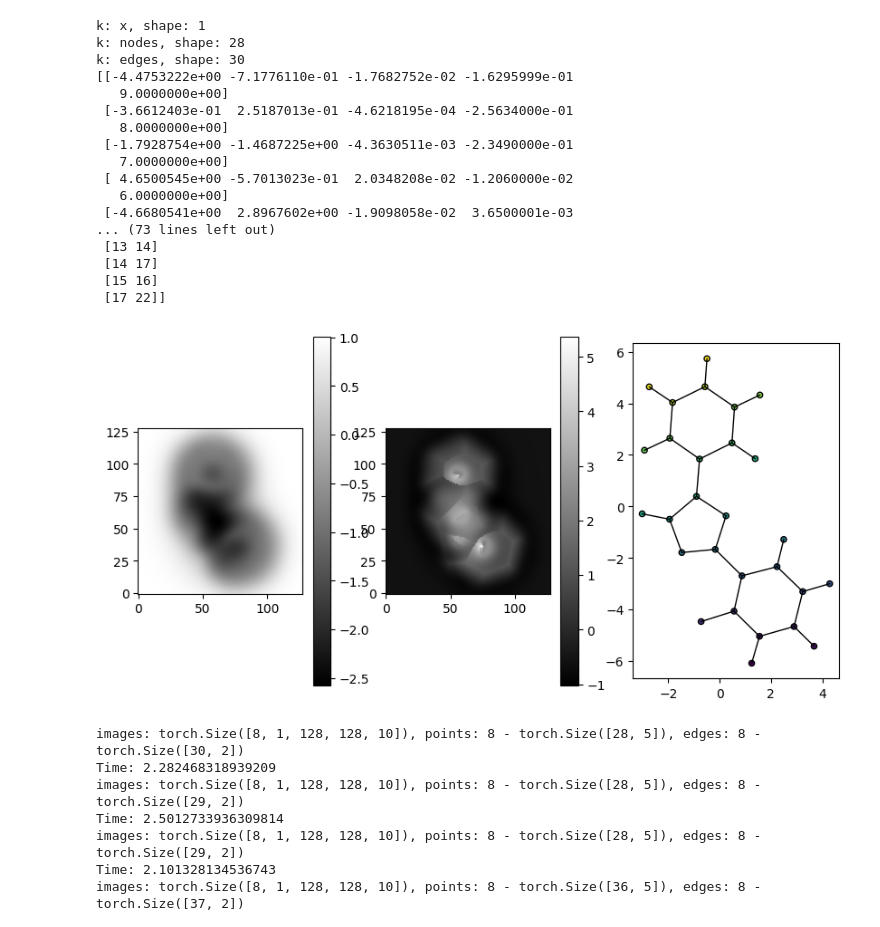
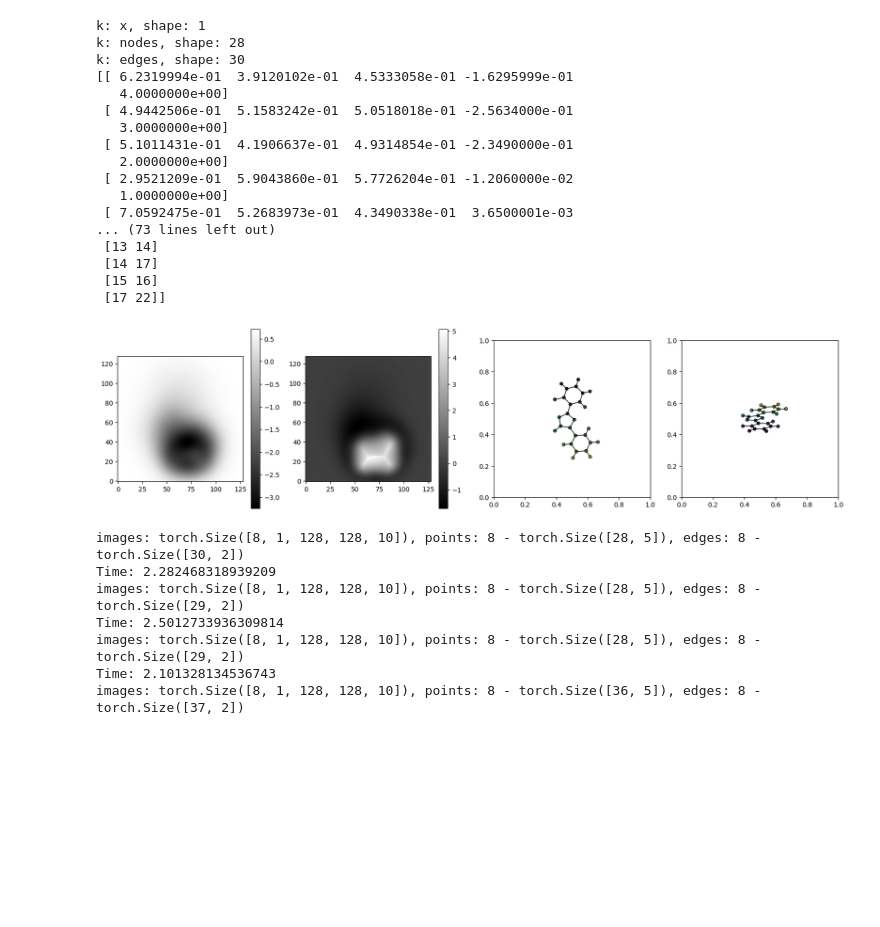
Before and after one commit to SINGROUP/relationformer-hack, a Jupyter notebook: notebooks/test_h5_dataloader.ipynb, the cells around one changed output. Saved outputs shown, nothing was run; the diff lists cells and outputs as text; code cells hidden in the pictures; blank space fills up the shorter version.

```diff
--- a/notebooks/test_h5_dataloader.ipynb
+++ b/notebooks/test_h5_dataloader.ipynb
@@ -22,7 +22,7 @@ ds_train, ds_val = data_loading.get_datasets(
     train_size=0.8,
 )
 # %%
-s = ds_train[0]
+s = ds_train[1]
 for k in s:
     print(f"k: {k}, shape: {len(s[k]) if hasattr(s[k], '__len__') else s[k].shape}")
 
@@ -32,39 +32,52 @@ print(s['edges'])
 k: x, shape: 1
 k: nodes, shape: 28
 k: edges, shape: 30
-[[-4.4753222e+00 -7.1776110e-01 -1.7682752e-02 -1.6295999e-01
-   9.0000000e+00]
- [-3.6612403e-01  2.5187013e-01 -4.6218195e-04 -2.5634000e-01
-   8.0000000e+00]
- [-1.7928754e+00 -1.4687225e+00 -4.3630511e-03 -2.3490000e-01
-   7.0000000e+00]
- [ 4.6500545e+00 -5.7013023e-01  2.0348208e-02 -1.2060000e-02
-   6.0000000e+00]
- [-4.6680541e+00  2.8967602e+00 -1.9098058e-02  3.6500001e-03
+[[ 6.2319994e-01  3.9120102e-01  4.5333058e-01 -1.6295999e-01
+   4.0000000e+00]
+ [ 4.9442506e-01  5.1583242e-01  5.0518018e-01 -2.5634000e-01
+   3.0000000e+00]
+ [ 5.1011431e-01  4.1906637e-01  4.9314854e-01 -2.3490000e-01
+   2.0000000e+00]
+ [ 2.9521209e-01  5.9043860e-01  5.7726204e-01 -1.2060000e-02
+   1.0000000e+00]
+ [ 7.0592475e-01  5.2683973e-01  4.3490338e-01  3.6500001e-03
 ... (73 lines left out)
  [13 14]
  [14 17]
  [15 16]
  [17 22]]
 # %%
-fig = plt.figure(figsize=(10, 5))
-ax = plt.subplot(1, 3, 1)
+fig = plt.figure(figsize=(20, 5))
+ax = plt.subplot(1, 4, 1)
 im = ax.imshow(s['x'][0, ..., 0], cmap='gray', origin='lower')
 plt.colorbar(im)
 
-ax = plt.subplot(1, 3, 2)
+ax = plt.subplot(1, 4, 2)
 im = ax.imshow(s['x'][0, ..., -1], cmap='gray', origin='lower')
 plt.colorbar(im)
 
-ax = plt.subplot(1, 3, 3)
-ax.scatter(s['nodes'][:, 1], s['nodes'][:, 0], c=s['nodes'][:, 2], s=20, edgecolors='k', cmap='viridis')
-
+ax = plt.subplot(1, 4, 3)
 for e in s['edges']:
     ax.plot(s['nodes'][e, 1], s['nodes'][e, 0], 'k-', lw=1)
 
+ax.scatter(s['nodes'][:, 1], s['nodes'][:, 0], c=s['nodes'][:, 2], s=20, edgecolors='k', cmap='viridis')
+
+ax.set_xlim(0, 1)
+ax.set_ylim(0, 1)
 ax.set_aspect('equal')
+
+# plot node positions in side view
+ax = plt.subplot(1, 4, 4)
+ax.scatter(s['nodes'][:, 1], s['nodes'][:, 2], c=s['nodes'][:, 2], s=20, edgecolors='k', cmap='viridis')
+
+for e in s['edges']:
+    ax.plot(s['nodes'][e, 1], s['nodes'][e, 2], 'k-', lw=1)
+
+ax.set_xlim(0, 1)
+ax.set_ylim(0, 1)
+ax.set_aspect('equal')
 # %% [output]
-[figure, old version]
+[figure, new version]
 # %%
 def afm_collate_fn(batch):
     images = torch.stack([torch.from_numpy(item['x']) for item in batch])
```
Also changed, not shown: 7 other files.
